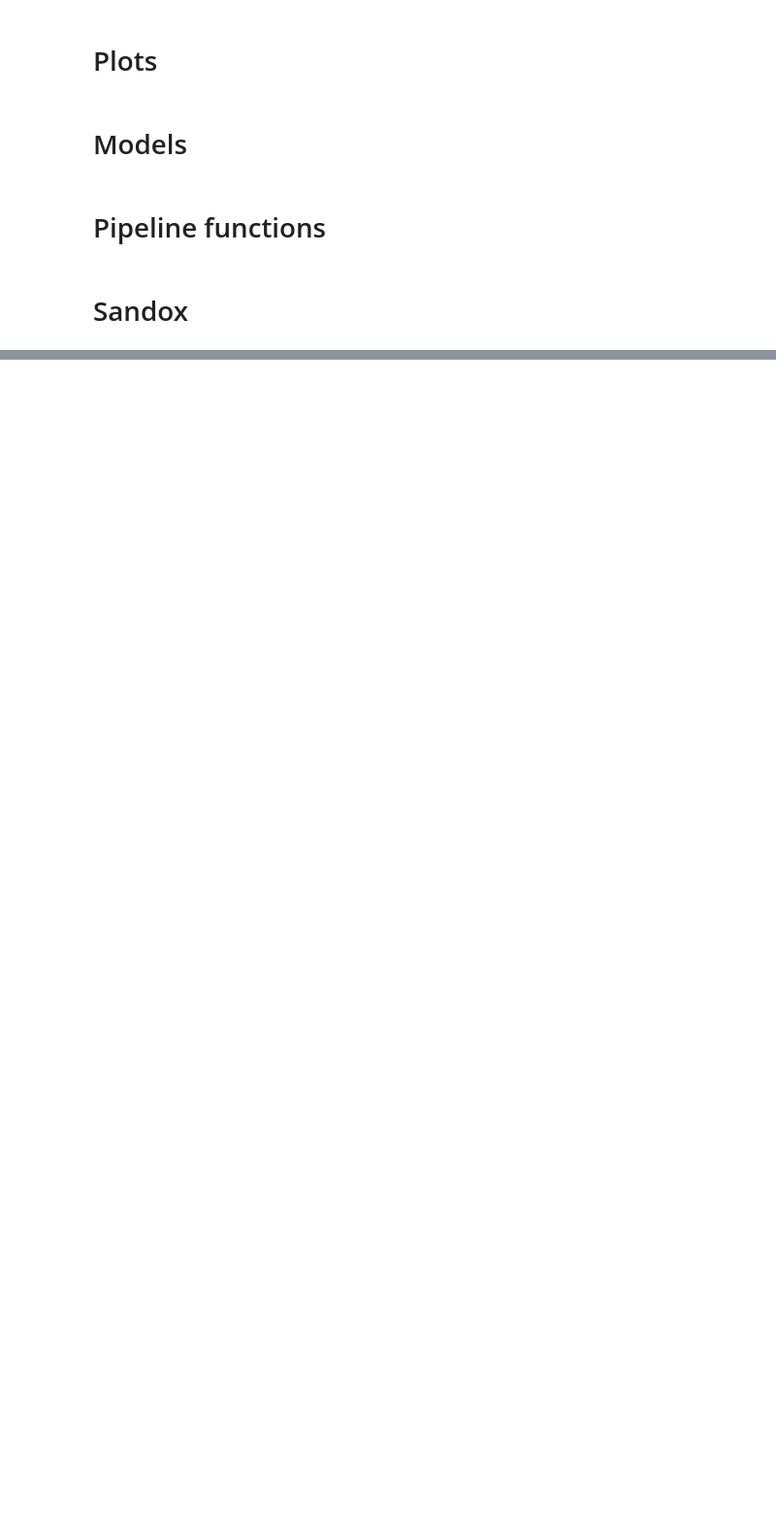
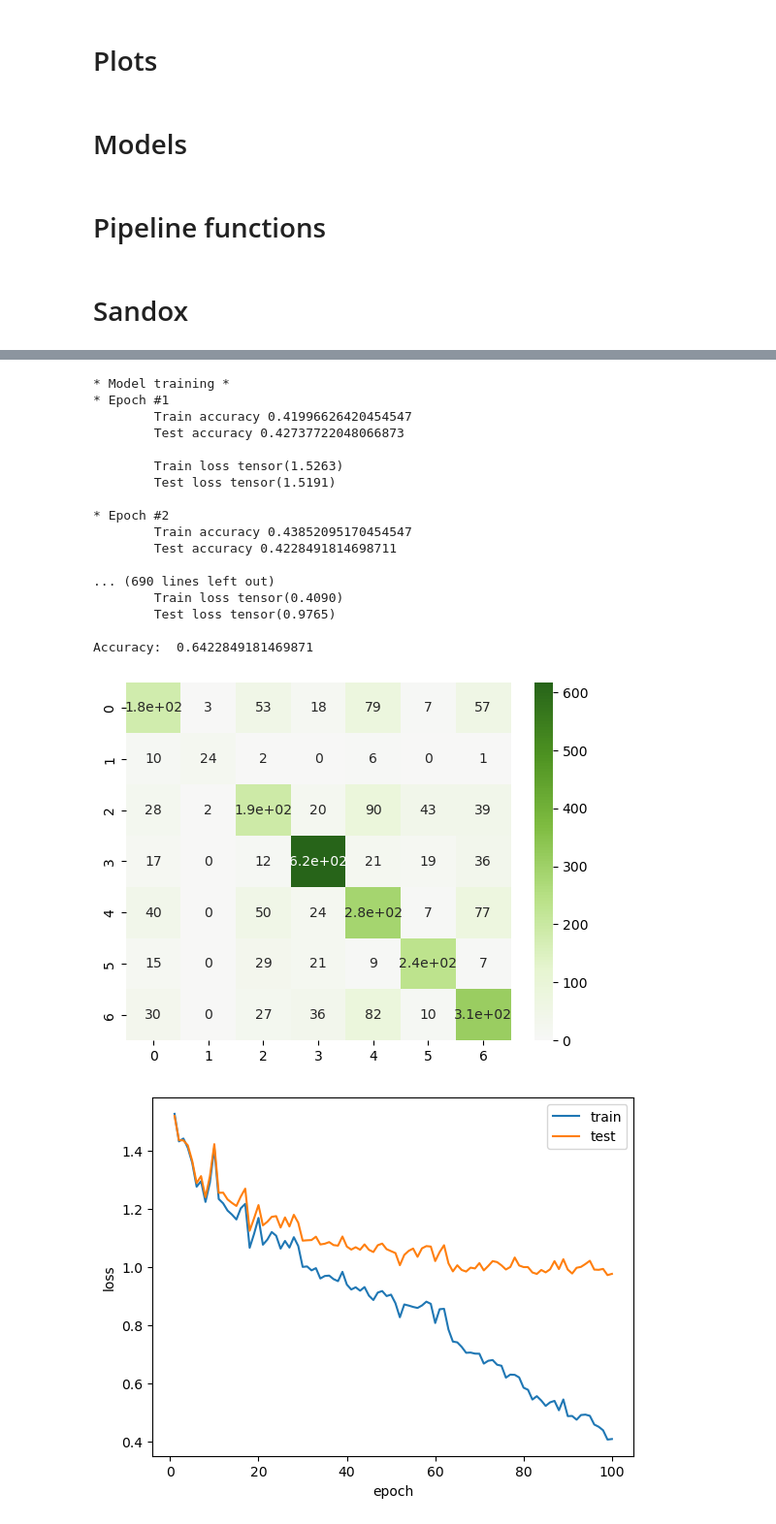
Before and after one commit to Stanislav-3/EmotionsClassifier, a Jupyter notebook: EmotionsClassifier.ipynb, the cells around one changed output, grey strips where cells are left out. Shown at 97% size. Saved outputs shown, nothing was run; the diff lists cells and outputs as text; code cells hidden in the pictures; blank space fills up the shorter version.

```diff
--- a/EmotionsClassifier.ipynb
+++ b/EmotionsClassifier.ipynb
@@ -488,0 +590,23 @@ def run_pipeline(
+# %%
+model = run_pipeline(train_not_augmented, val_not_augmented, test_not_augmented, transform,
+             epochs=100, batch_size=512, test_step=1, lr=1e-3, weight_decay=0.01)
+# %% [output]
+* Model training *
+* Epoch #1
+        Train accuracy 0.41996626420454547
+        Test accuracy 0.42737722048066873
+
+        Train loss tensor(1.5263)
+        Test loss tensor(1.5191)
+
+* Epoch #2
+        Train accuracy 0.43852095170454547
+        Test accuracy 0.4228491814698711
+
+... (690 lines left out)
+        Train loss tensor(0.4090)
+        Test loss tensor(0.9765)
+
+Accuracy:  0.6422849181469871
+[figure, added]
+[figure, added]
```
Also changed, not shown: parts of 42 cells of this notebook.
